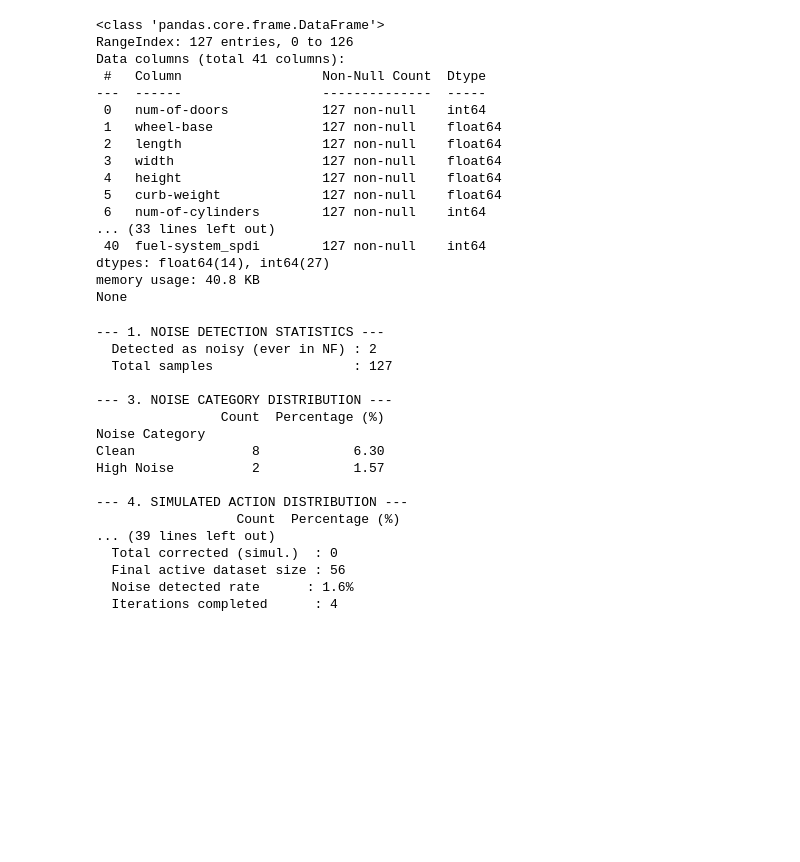
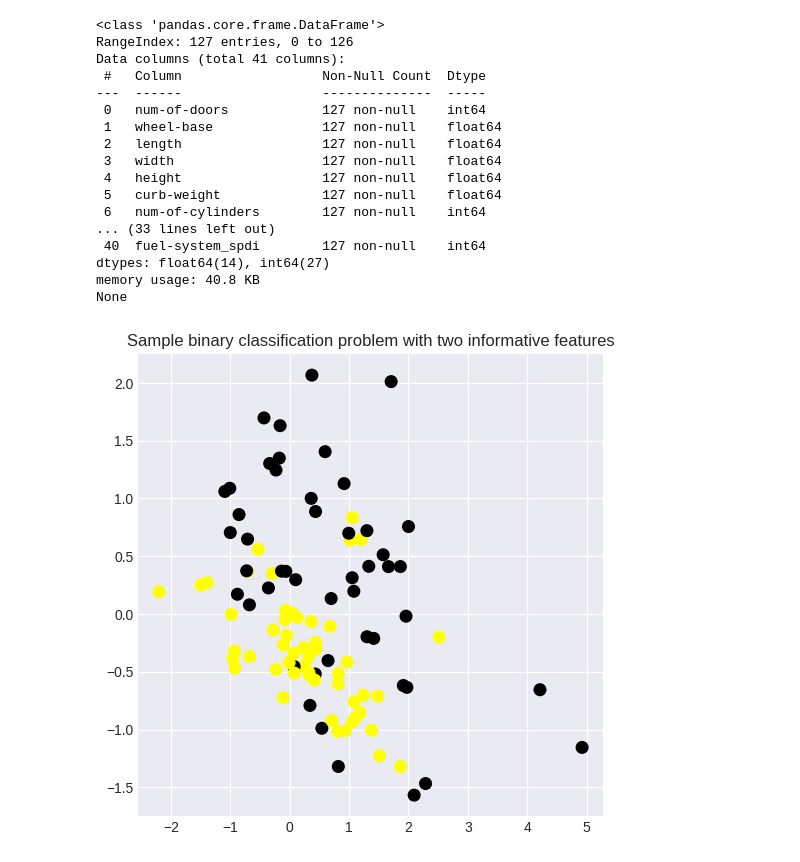
Before and after one commit to MuhammadObadaa/LNC-RDNCN_noise_detection_algorithm, a Jupyter notebook: algorithm-notebook.ipynb, the cells around one changed output. Drawn from its saved outputs; the diff is of its cells as text; code cells hidden in the pictures; blank space fills up the shorter version.

Commit message:
Add a simple test space in notebook
providing 2D space for points, plot points before and after, hightlight points depending on their noise category

```diff
--- a/algorithm-notebook.ipynb
+++ b/algorithm-notebook.ipynb
@@ -579,22 +557,24 @@ noise_profiles = build_noise_profiles(
     testing = TESTING
 )
 
-ob = eval(len(X),noise_profiles,iteration_records,active_mask,adaptive_remove_mask,TESTING)
+# ob = eval(len(X),noise_profiles,iteration_records,active_mask,adaptive_remove_mask,TESTING)
-# %% [output]
---- 1. NOISE DETECTION STATISTICS ---
-  Detected as noisy (ever in NF) : 2
-  Total samples                  : 127
-
---- 3. NOISE CATEGORY DISTRIBUTION ---
-                Count  Percentage (%)
-Noise Category
-Clean               8            6.30
-High Noise          2            1.57
-
---- 4. SIMULATED ACTION DISTRIBUTION ---
-                  Count  Percentage (%)
-... (39 lines left out)
-  Total corrected (simul.)  : 0
-  Final active dataset size : 56
-  Noise detected rate      : 1.6%
-  Iterations completed      : 4
+# %%
+from sklearn.datasets import make_classification
+from matplotlib.colors import ListedColormap
+
+cmap_bold = ListedColormap(['#FFFF00', '#00FF00', '#0000FF',"#000000"])
+# synthetic dataset for classification (binary)
+plt.figure(figsize=(6,6))
+plt.title('Sample binary classification problem with two informative features')
+X, y_noisy = make_classification(n_samples = 100, n_features=2,
+                                n_redundant=0, n_informative=2,
+                                n_clusters_per_class=1, flip_y = 0.2,
+                                class_sep = 0.5, random_state=2)
+
+n_samples = len(X)
+
+plt.scatter(X[:, 0], X[:, 1], c=y_noisy,
+           marker= 'o', s=70, cmap=cmap_bold)
+plt.show()
+# %% [output]
+[figure, added]
```
Also changed, not shown: parts of 6 cells of this notebook.
